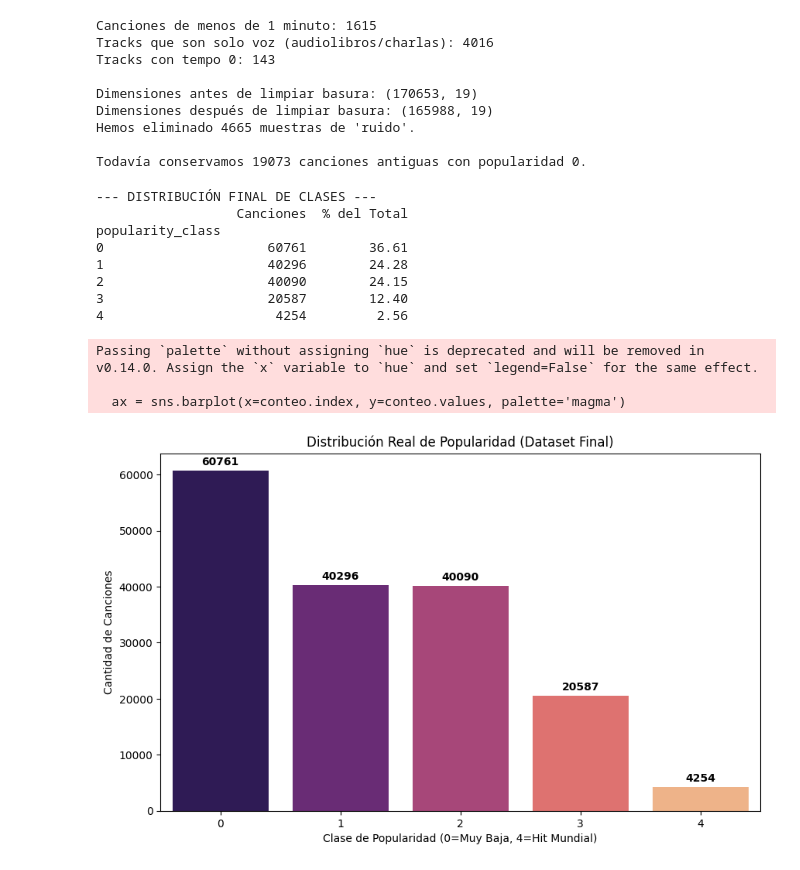
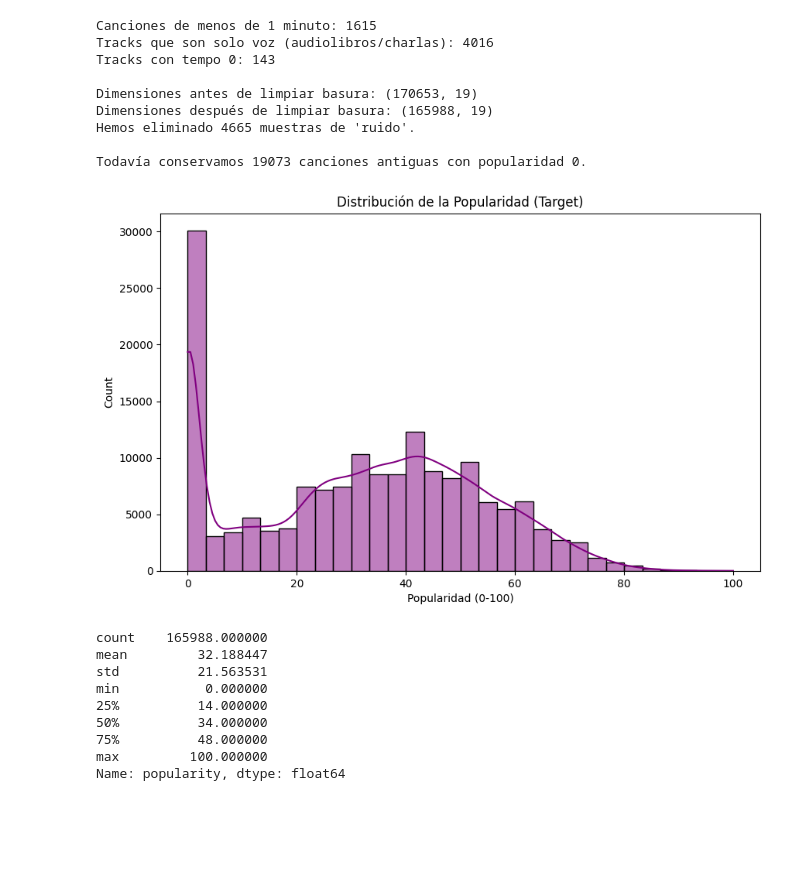
Before and after one commit to jabenyro/Proyecto-Deep-Learning-2026, a Jupyter notebook: códigos/prueba.ipynb, the cells around one changed output. Cells and saved outputs as stored; diff of their text form; code cells hidden in the pictures; blank space fills up the shorter version.

```diff
--- a/códigos/prueba.ipynb
+++ b/códigos/prueba.ipynb
@@ -74,48 +76,26 @@ Dimensiones después de limpiar basura: (165988, 19)
 Hemos eliminado 4665 muestras de 'ruido'.
 
 Todavía conservamos 19073 canciones antiguas con popularidad 0.
-# %%
-import pandas as pd
-import matplotlib.pyplot as plt
-import seaborn as sns
-
-# 1. Aplicamos los cortes (BINS) al dataset limpio completo
-# Cortes: 0-25 (Muy Baja), 26-40 (Baja), 41-55 (Media), 56-70 (Alta), 71-100 (Hit)
-bins_manual = [-1, 25, 40, 55, 70, 100]
-labels_manual = [0, 1, 2, 3, 4]
-
-# Asumimos que tu dataset actual se llama df_limpio_final (el de 165.988 filas)
-df_limpio_final['popularity_class'] = pd.cut(df_limpio_final['popularity'], bins=bins_manual, labels=labels_manual)
-
-# 2. Calculamos los porcentajes
-conteo = df_limpio_final['popularity_class'].value_counts().sort_index()
-porcentajes = (conteo / len(df_limpio_final) * 100).round(2)
-
-print("--- DISTRIBUCIÓN FINAL DE CLASES ---")
-print(pd.DataFrame({'Canciones': conteo, '% del Total': porcentajes}))
-
-# 3. Visualización
-plt.figure(figsize=(10, 6))
-ax = sns.barplot(x=conteo.index, y=conteo.values, palette='magma')
-
-# Poner las etiquetas de cantidad encima de las barras
-for i, v in enumerate(conteo.values):
-    ax.text(i, v + 1000, str(v), ha='center', fontweight='bold')
-
-plt.title('Distribución Real de Popularidad (Dataset Final)')
-plt.xlabel('Clase de Popularidad (0=Muy Baja, 4=Hit Mundial)')
-plt.ylabel('Cantidad de Canciones')
-plt.show()
-# %% [output]
---- DISTRIBUCIÓN FINAL DE CLASES ---
-                  Canciones  % del Total
-popularity_class
-0                     60761        36.61
-1                     40296        24.28
-2                     40090        24.15
-3                     20587        12.40
-4                      4254         2.56
-Passing `palette` without assigning `hue` is deprecated and will be removed in v0.14.0. Assign the `x` variable to `hue` and set `legend=False` for the same effect.
-
-  ax = sns.barplot(x=conteo.index, y=conteo.values, palette='magma')
-[figure, removed]
+# %%
+import matplotlib.pyplot as plt
+import seaborn as sns
+
+plt.figure(figsize=(10, 6))
+sns.histplot(df_limpio_final['popularity'], kde=True, bins=30, color='purple')
+plt.title('Distribución de la Popularidad (Target)')
+plt.xlabel('Popularidad (0-100)')
+plt.show()
+
+# Estadísticos básicos
+print(df_limpio_final['popularity'].describe())
+# %% [output]
+[figure, added]
+count    165988.000000
+mean         32.188447
+std          21.563531
+min           0.000000
+25%          14.000000
+50%          34.000000
+75%          48.000000
+max         100.000000
+Name: popularity, dtype: float64
```
Also changed, not shown: parts of 4 cells of this notebook, 1 other file.
